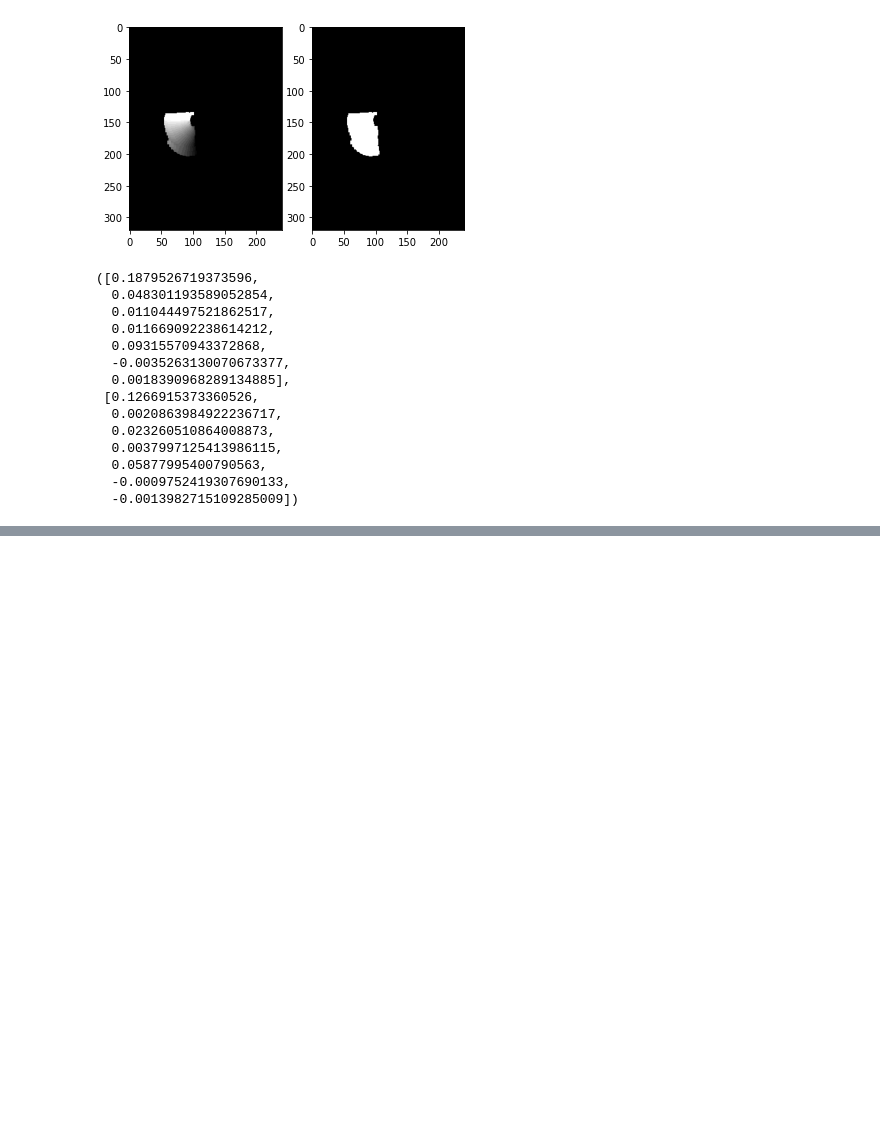
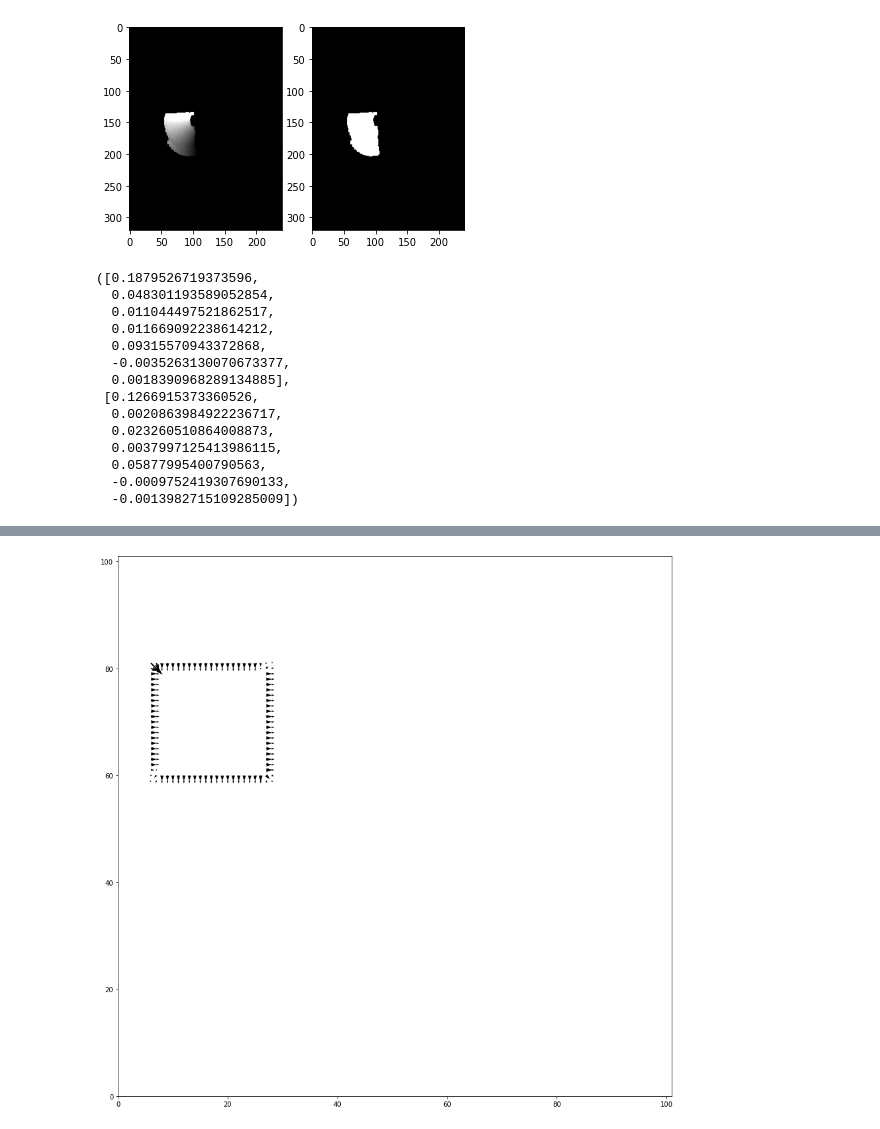
Before and after one commit to edisonghc/Computer_Vision, a Jupyter notebook: 05_Motion/Motion.ipynb, the cells around one changed output, grey strips where cells are left out. Cells and saved outputs as stored; diff of their text form; code cells hidden in the pictures; blank space fills up the shorter version.

```diff
--- a/05_Motion/Motion.ipynb
+++ b/05_Motion/Motion.ipynb
@@ -171,0 +227,10 @@ m_mhi, m_mei
+# %%
+x, y = np.meshgrid(np.arange(0, 101, 1), np.arange(101, 0, -1))
+
+plt.rcParams['figure.figsize'] = (15, 15)
+plt.quiver(x, y, u, -v, scale = 12)
+plt.xlim([0, 101])
+plt.ylim([0, 101])
+plt.show()
+# %% [output]
+[figure, added]
```
Also changed, not shown: parts of 9 cells of this notebook.
